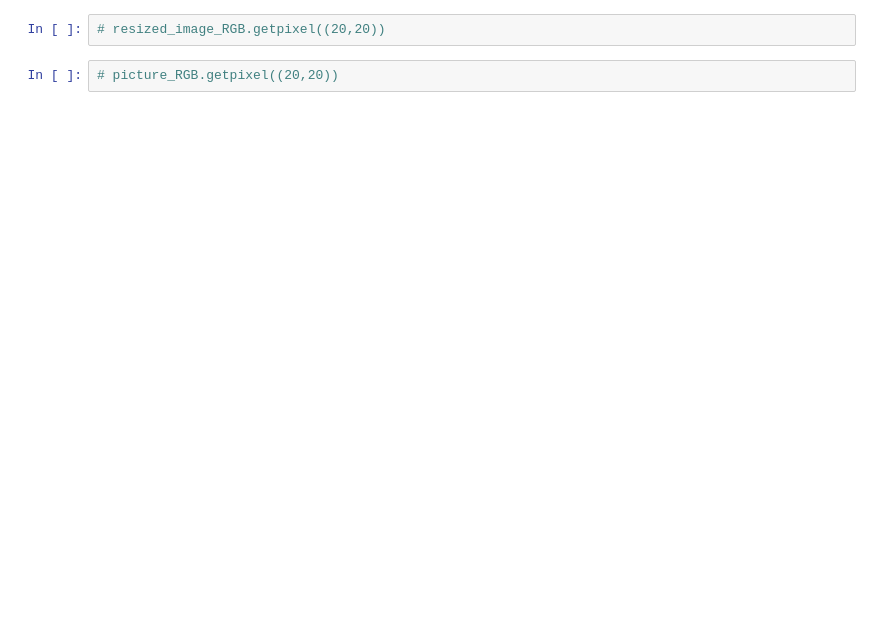
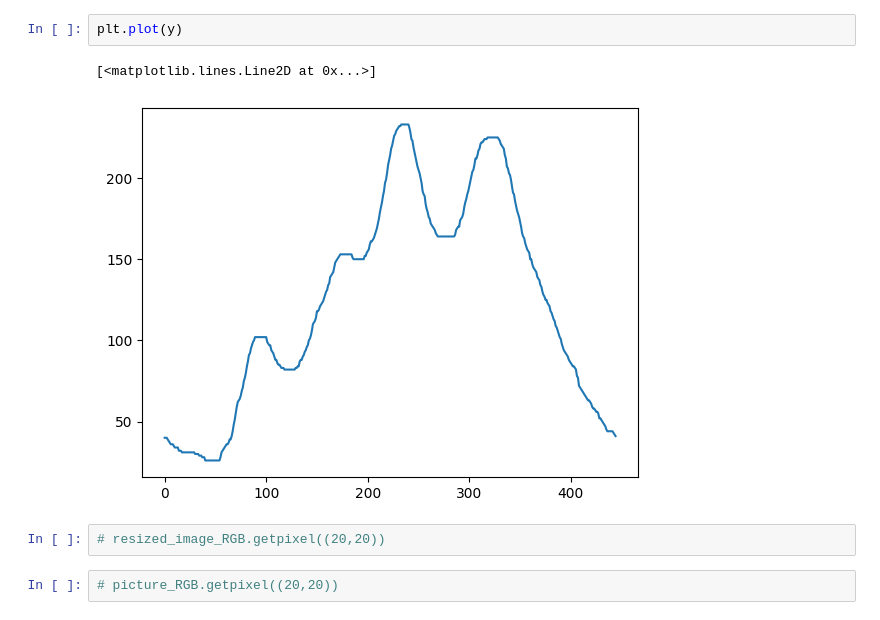
Before and after one commit to andreprovensi/UI-area-image, a Jupyter notebook: generatetri.ipynb, the cells around one changed output. Cells and saved outputs as stored; diff of their text form; blank space fills up the shorter version.

```diff
--- a/generatetri.ipynb
+++ b/generatetri.ipynb
@@ -538,3 +564,8 @@ myApp.freeDrawCanvas.getpixel((150,150))
+# %%
+plt.plot(y)
+# %% [output]
+[<matplotlib.lines.Line2D at 0x...>]
+[figure, added]
 # %%
 # resized_image_RGB.getpixel((20,20))
 # %%
```
Also changed, not shown: parts of 6 cells of this notebook, 6 other files.
